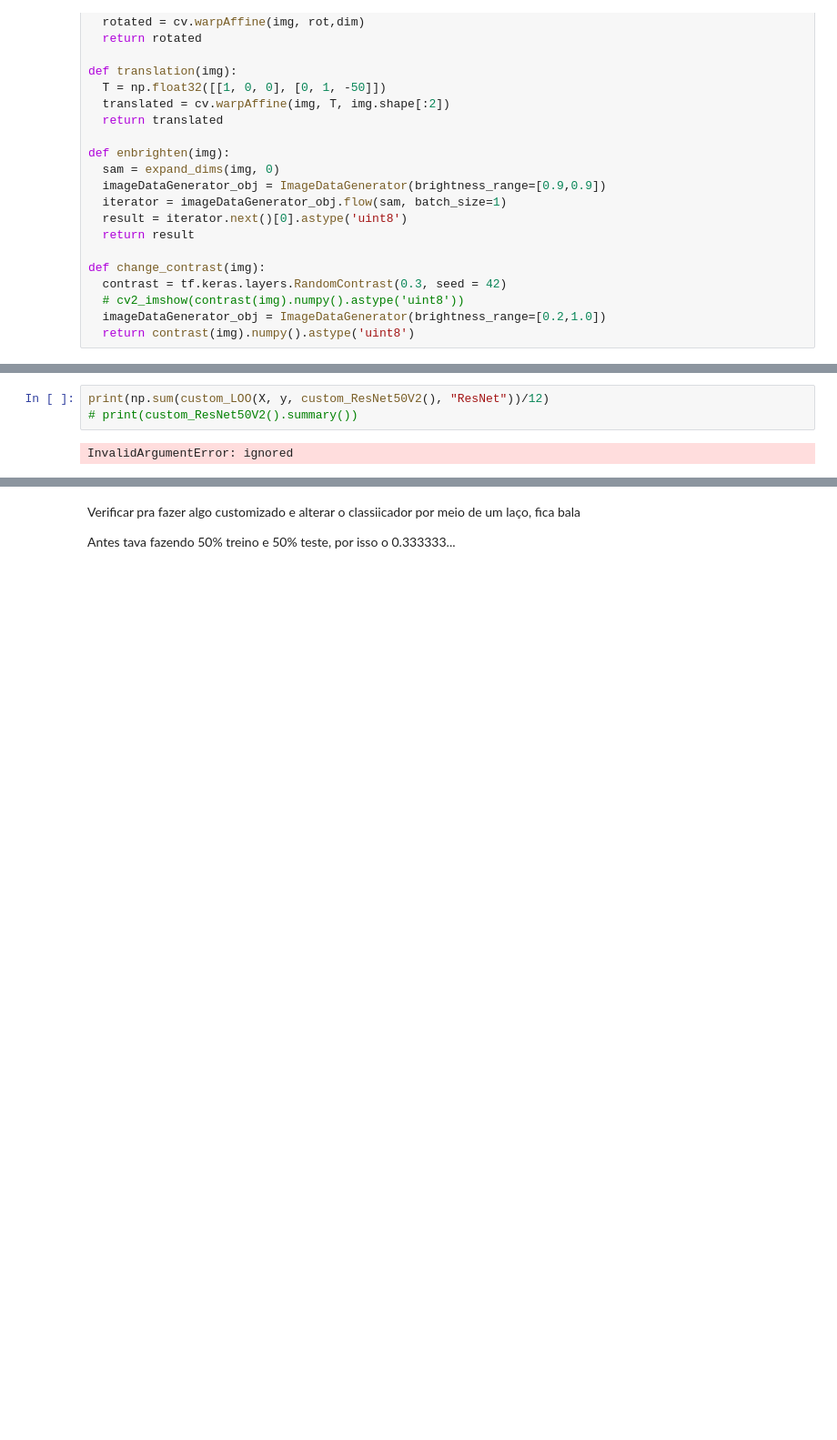
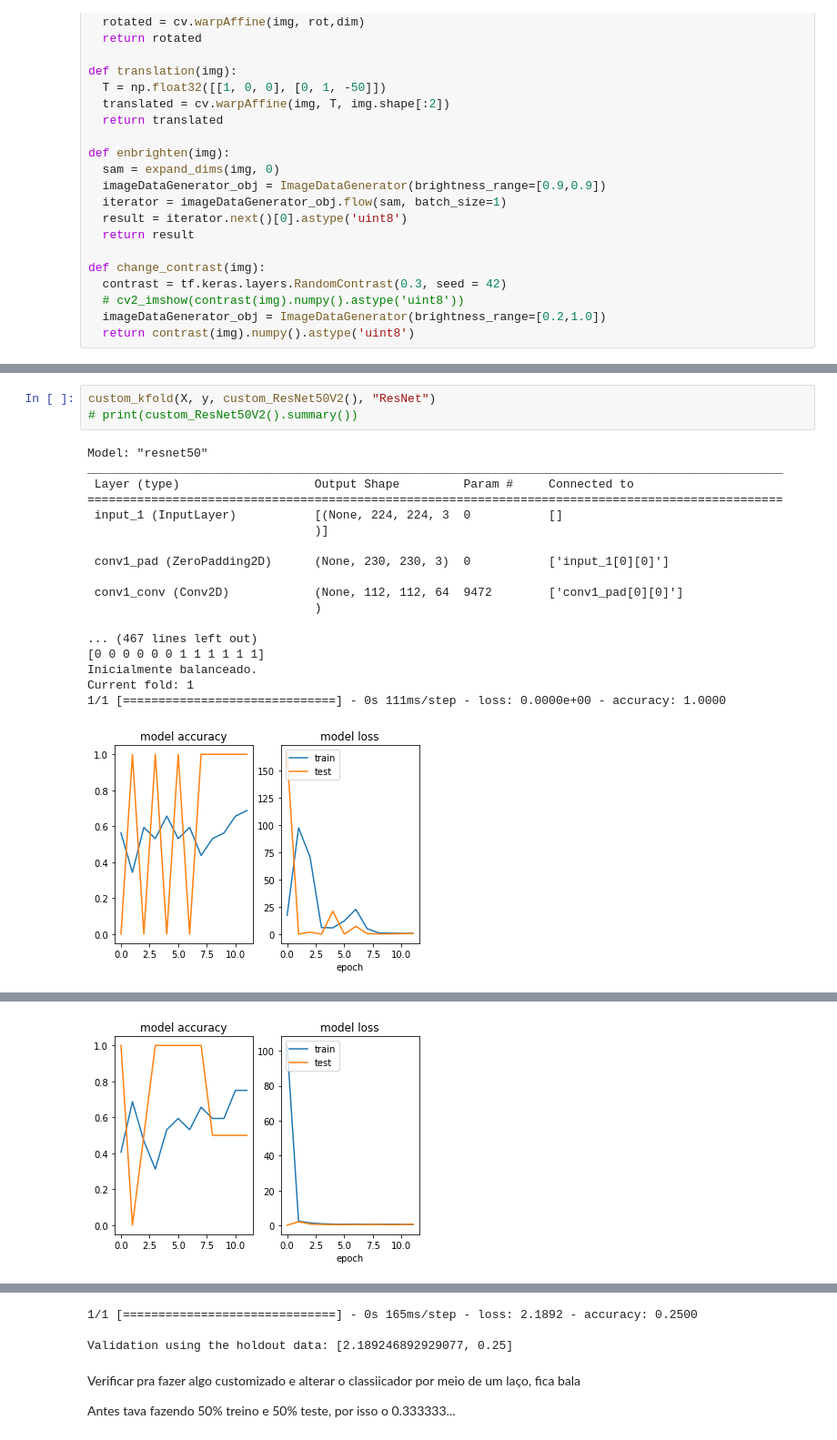
Before and after one commit to sh-Gabriel/Atrial-Enlargement-Detection, a Jupyter notebook: TCC.ipynb, the cells around one changed output, grey strips where cells are left out. Shown: that part at 91% size. Drawn from its saved outputs; the diff is of its cells as text; blank space fills up the shorter version.

```diff
--- a/TCC.ipynb
+++ b/TCC.ipynb
@@ -343,5 +500,22 @@ Downloading data from https://storage.googleapis.com/tensorflow/keras-applicatio
 # %%
-print(np.sum(custom_LOO(X, y, custom_ResNet50V2(), "ResNet"))/12)
+custom_kfold(X, y, custom_ResNet50V2(), "ResNet")
 # print(custom_ResNet50V2().summary())
 # %% [output]
-InvalidArgumentError: ignored
+Model: "resnet50"
+__________________________________________________________________________________________________
+ Layer (type)                   Output Shape         Param #     Connected to
+==================================================================================================
+ input_1 (InputLayer)           [(None, 224, 224, 3  0           []
+                                )]
+
+ conv1_pad (ZeroPadding2D)      (None, 230, 230, 3)  0           ['input_1[0][0]']
+
+ conv1_conv (Conv2D)            (None, 112, 112, 64  9472        ['conv1_pad[0][0]']
+                                )
+
+... (467 lines left out)
+[0 0 0 0 0 0 1 1 1 1 1 1]
+Inicialmente balanceado.
+Current fold: 1
+1/1 [==============================] - 0s 111ms/step - loss: 0.0000e+00 - accuracy: 1.0000
+[figure, added]
@@ -347,0 +524 @@ InvalidArgumentError: ignored
+[figure, added]
@@ -348,3 +531,6 @@ InvalidArgumentError: ignored
+1/1 [==============================] - 0s 165ms/step - loss: 2.1892 - accuracy: 0.2500
+
+Validation using the holdout data: [2.189246892929077, 0.25]
 # %% [markdown]
 Verificar pra fazer algo customizado e alterar o classiicador por meio de um laço, fica bala
 
```
Also changed, not shown: parts of 18 cells of this notebook.
